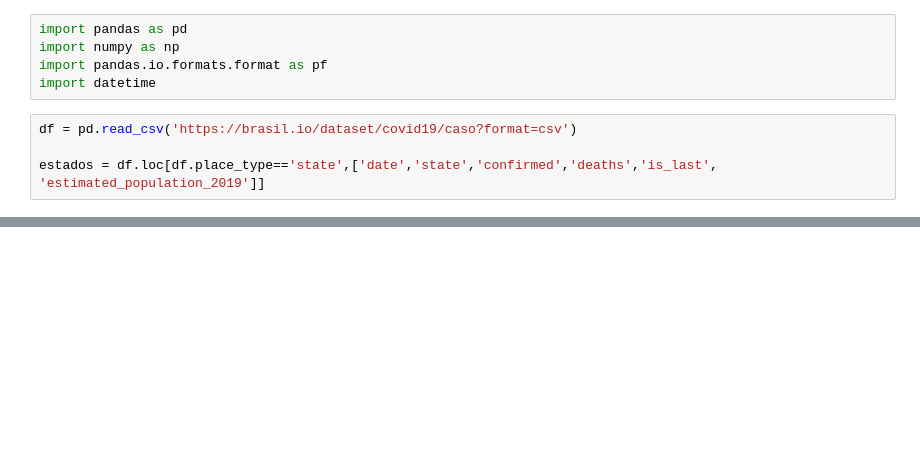
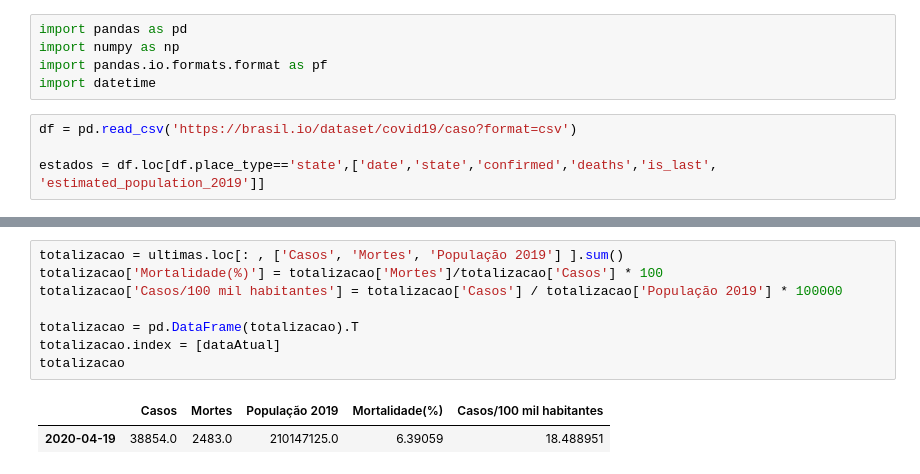
Before and after one commit to leomaranhao/COVID-19, a Jupyter notebook: COVID_Brasil_Estados.ipynb, the cells around one changed output, grey strips where cells are left out. Cells and saved outputs as stored; diff of their text form; blank space fills up the shorter version.

```diff
--- a/COVID_Brasil_Estados.ipynb
+++ b/COVID_Brasil_Estados.ipynb
@@ -66,0 +67,11 @@ COVID-19 por Estados - 18/04/2020
+# %%
+totalizacao = ultimas.loc[: , ['Casos', 'Mortes', 'População 2019'] ].sum()
+totalizacao['Mortalidade(%)'] = totalizacao['Mortes']/totalizacao['Casos'] * 100
+totalizacao['Casos/100 mil habitantes'] = totalizacao['Casos'] / totalizacao['População 2019'] * 100000
+
+totalizacao = pd.DataFrame(totalizacao).T
+totalizacao.index = [dataAtual]
+totalizacao
+# %% [output]
+|  | Casos | Mortes | População 2019 | Mortalidade(%) | Casos/100 mil habitantes |
+| 2020-04-19 | 38854.0 | 2483.0 | 210147125.0 | 6.39059 | 18.488951 |
```
Also changed, not shown: parts of 1 cell of this notebook.
